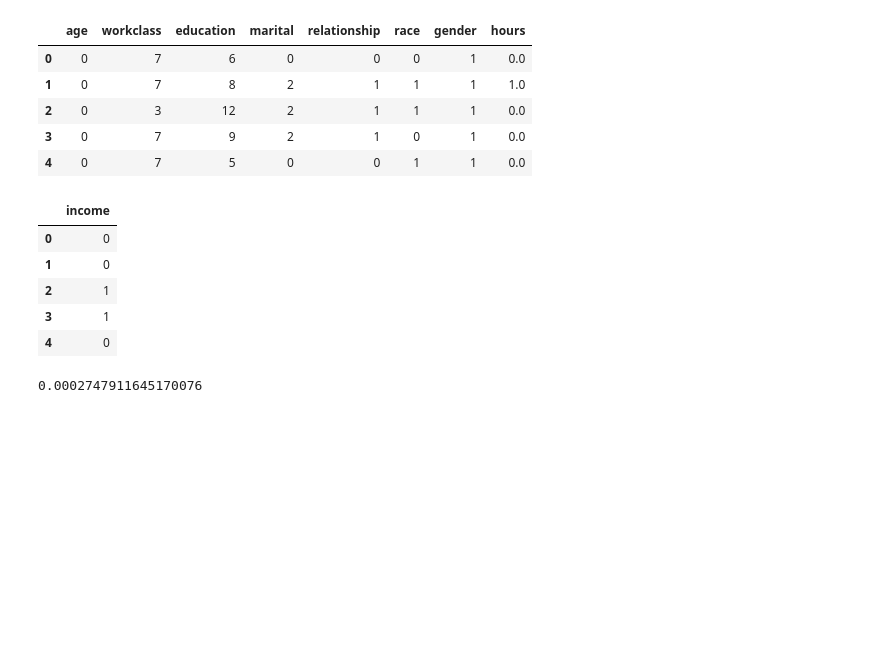
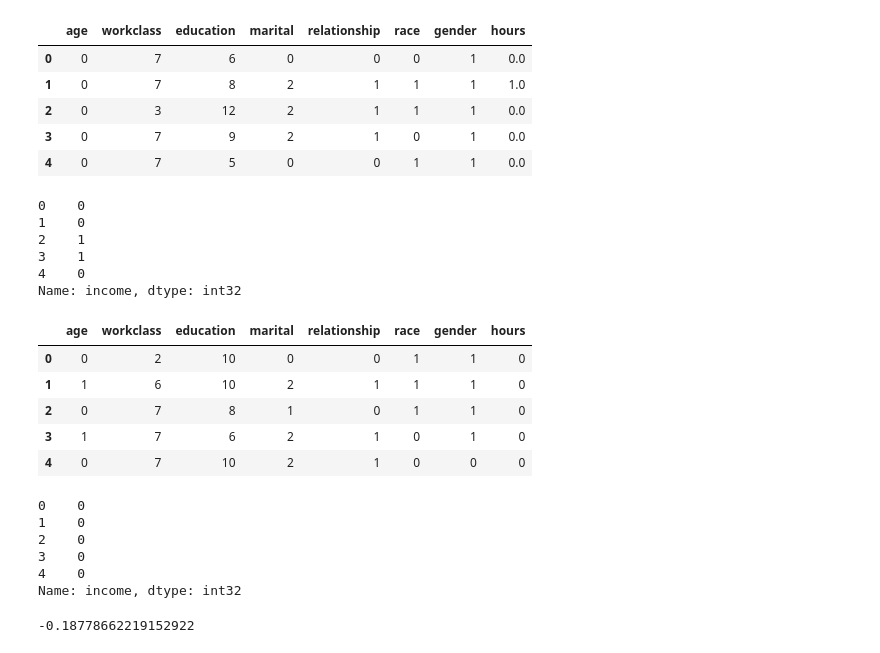
Before and after one commit to ekta0596/DataAcquisition-valuation, a Jupyter notebook: AdultDatasetInfluence.ipynb, the cells around one changed output. Drawn from its saved outputs; the diff is of its cells as text; code cells hidden in the pictures; blank space fills up the shorter version.

```diff
--- a/AdultDatasetInfluence.ipynb
+++ b/AdultDatasetInfluence.ipynb
@@ -11,8 +11,7 @@ from hessians_calc import *
 from demo_parity_calc import *
 import copy
 # %%
-cols = ['age', 'workclass', 'fnlwgt', 'education', 'education.num', 'marital', 'occupation',\
-            'relationship', 'race', 'gender', 'capgain', 'caploss', 'hours', 'country', 'income']
+cols = ['age', 'workclass', 'fnlwgt', 'education', 'education.num', 'marital', 'occupation','relationship', 'race', 'gender', 'capgain', 'caploss', 'hours', 'country', 'income']
 # %%
 def process_adult(df):
     # replace missing values (?) to nan and then drop the columns
@@ -142 +110,9 @@ y_test = df_test[['income']]
+# %%
+df_train = df_train.reset_index(drop=True)
+df_test = df_test.reset_index(drop=True)
+X_train = df_train.drop(columns='income')
+y_train = df_train['income']
+
+X_test = df_test.drop(columns='income')
+y_test = df_test['income']
 # %%
@@ -151,12 +127,30 @@ x_test.head()
 # %%
 y_test.head()
 # %% [output]
-|  | income |
-| 0 | 0 |
-| 1 | 0 |
-| 2 | 1 |
-| 3 | 1 |
-| 4 | 0 |
+0    0
+1    0
+2    1
+3    1
+4    0
+Name: income, dtype: int32
+# %%
+X_train.head()
+# %% [output]
+|  | age | workclass | education | marital | relationship | race | gender | hours |
+| 0 | 0 | 2 | 10 | 0 | 0 | 1 | 1 | 0 |
+| 1 | 1 | 6 | 10 | 2 | 1 | 1 | 1 | 0 |
+| 2 | 0 | 7 | 8 | 1 | 0 | 1 | 1 | 0 |
+| 3 | 1 | 7 | 6 | 2 | 1 | 0 | 1 | 0 |
+| 4 | 0 | 7 | 10 | 2 | 1 | 0 | 0 | 0 |
+# %%
+y_train.head()
+# %% [output]
+0    0
+1    0
+2    0
+3    0
+4    0
+Name: income, dtype: int32
 # %%
 clf_name = 'LogisticRegression'
 # %%
@@ -186,7 +180,7 @@ def demographic_parity(x_train_temp, y_train_temp, x_test_temp):
 
     return  protected_positive_pred - privileged_positive_pred
 # %%
-dp_ori = demographic_parity(x_train, y_train, x_test)
+dp_ori = demographic_parity(X_train, y_train, X_test)
 print(dp_ori)
 # %% [output]
-0.0002747911645170076
+-0.18778662219152922
```
Also changed, not shown: parts of 14 cells of this notebook.
